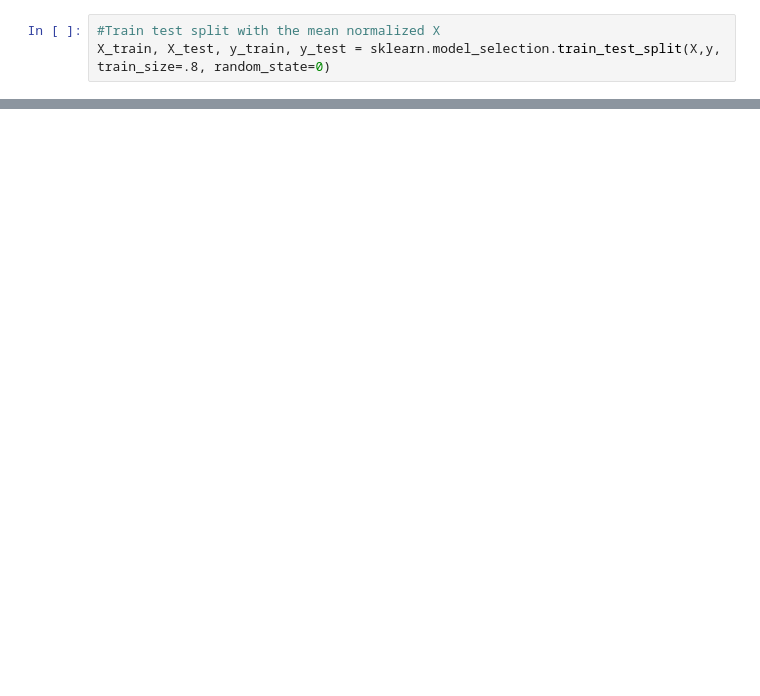
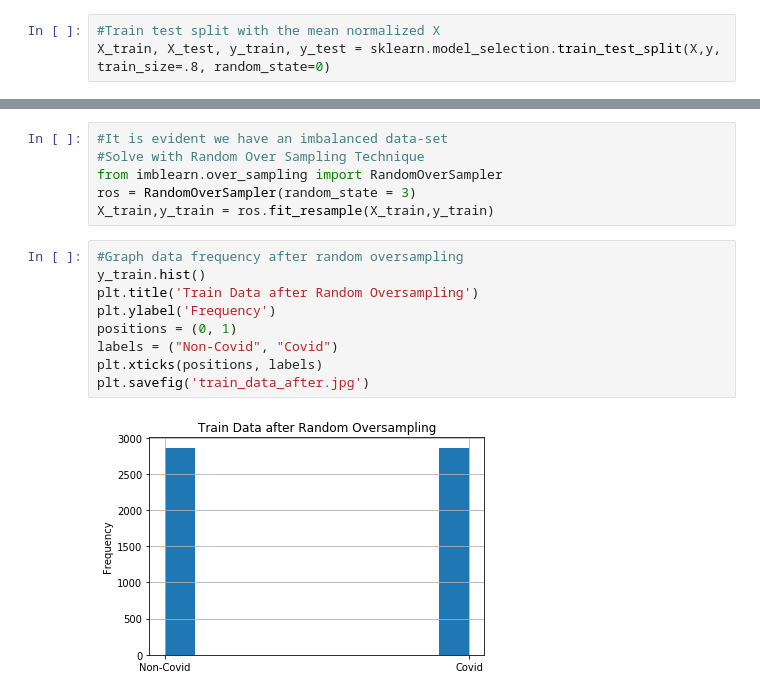
Before and after one commit to kapetanenver/MachineLearningProject, a Jupyter notebook: MLProjectEnver.ipynb, the cells around one changed output, grey strips where cells are left out. Saved outputs shown, nothing was run; the diff lists cells and outputs as text; blank space fills up the shorter version.

```diff
--- a/MLProjectEnver.ipynb
+++ b/MLProjectEnver.ipynb
@@ -235,0 +220,17 @@ weighted avg       0.91      0.95      0.93       753
+# %%
+#It is evident we have an imbalanced data-set
+#Solve with Random Over Sampling Technique
+from imblearn.over_sampling import RandomOverSampler
+ros = RandomOverSampler(random_state = 3)
+X_train,y_train = ros.fit_resample(X_train,y_train)
+# %%
+#Graph data frequency after random oversampling
+y_train.hist()
+plt.title('Train Data after Random Oversampling')
+plt.ylabel('Frequency')
+positions = (0, 1)
+labels = ("Non-Covid", "Covid")
+plt.xticks(positions, labels)
+plt.savefig('train_data_after.jpg')
+# %% [output]
+[figure, added]
```
Also changed, not shown: parts of 66 cells of this notebook, 9 other files.
